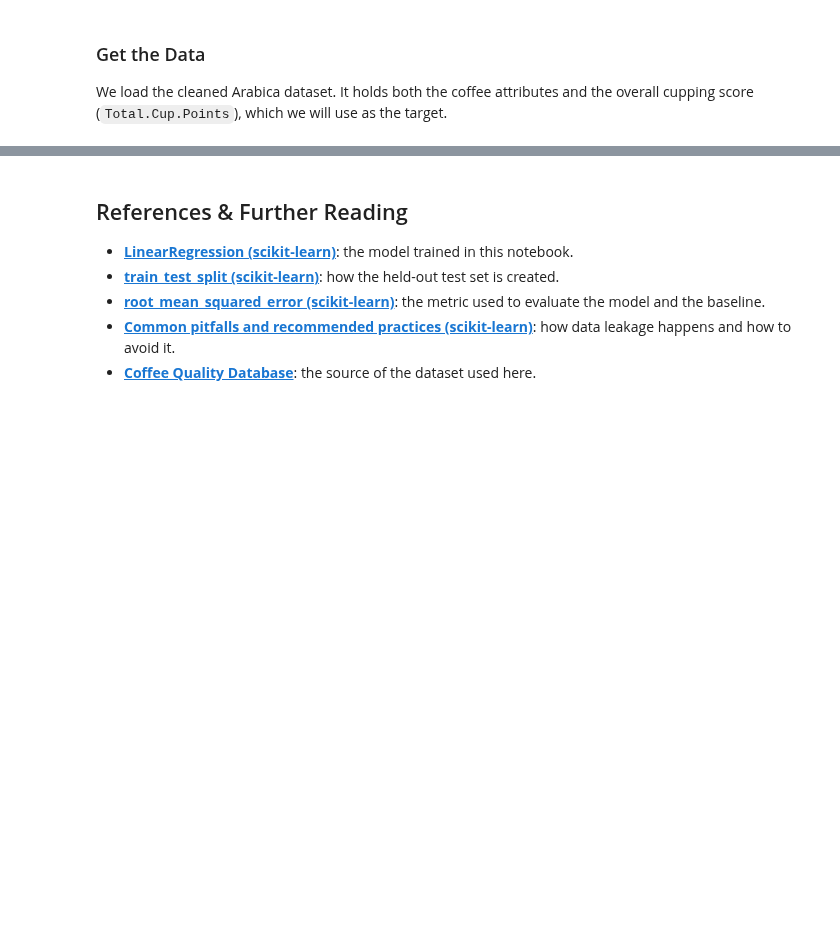
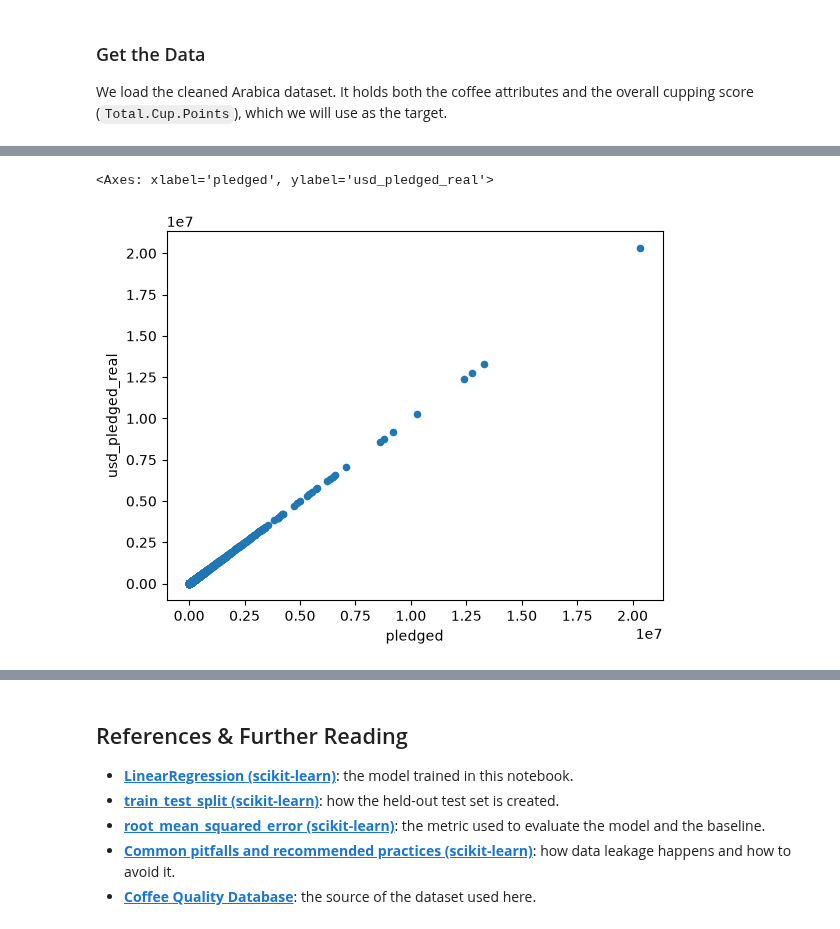
Before and after one commit to MaThorm/kickstarter_project, a Jupyter notebook: 03_eda-and-modeling.ipynb, the cells around one changed output, grey strips where cells are left out. Cells and saved outputs as stored; diff of their text form; code cells hidden in the pictures; blank space fills up the shorter version.

```diff
--- a/03_eda-and-modeling.ipynb
+++ b/03_eda-and-modeling.ipynb
@@ -216,0 +141,5 @@ print(f"Predicted cupping score for the new coffee: {predicted_score:.2f}")
+# %%
+df[df["currency"]=="USD"].plot.scatter(x="pledged",y="usd_pledged_real")
+# %% [output]
+<Axes: xlabel='pledged', ylabel='usd_pledged_real'>
+[figure, added]
```
Also changed, not shown: parts of 85 cells of this notebook, 4 other files.
